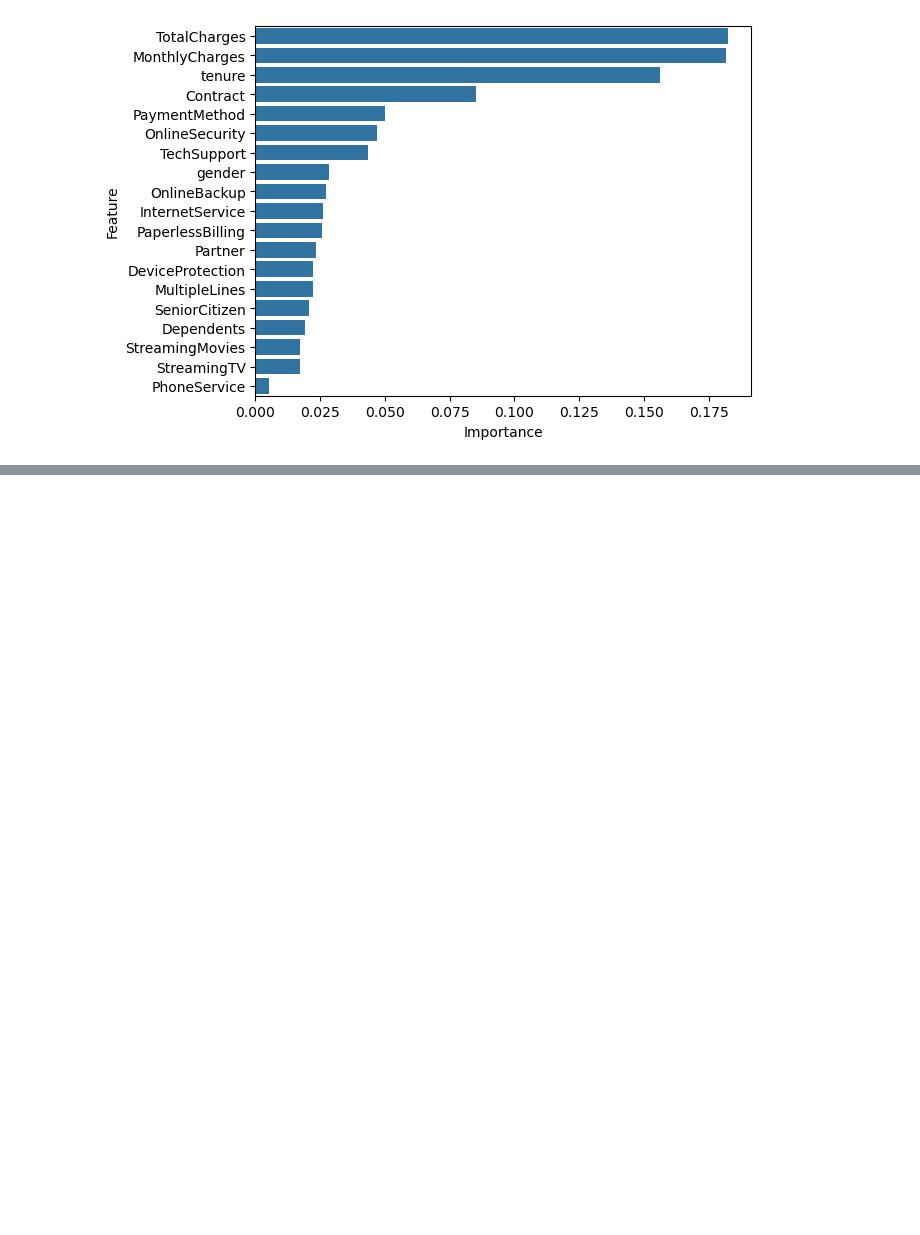
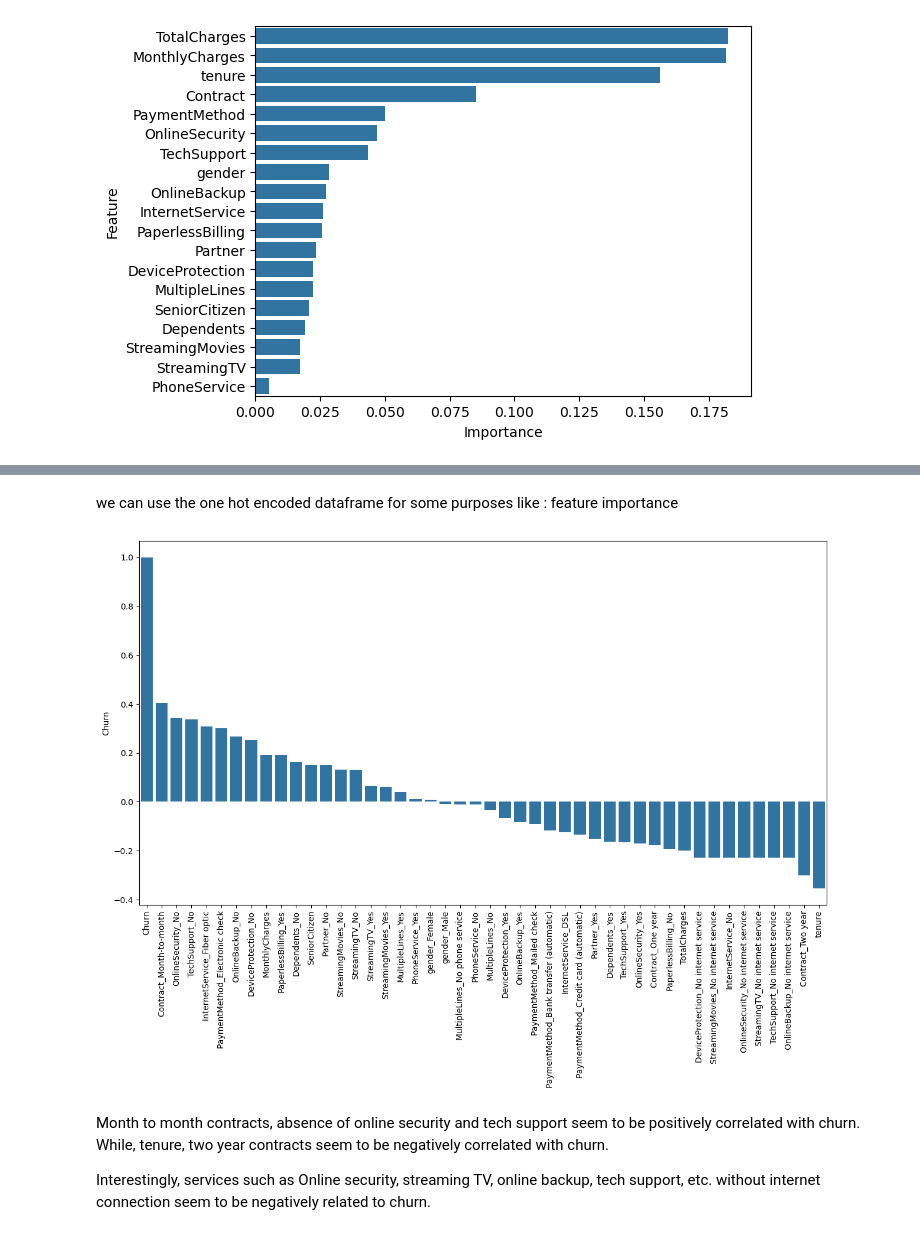
Before and after one commit to MosabAhmed92/Customer-Churn-Analysis, a Jupyter notebook: customer_churn_prediction.ipynb, the cells around one changed output, grey strips where cells are left out. Drawn from its saved outputs; the diff is of its cells as text; code cells hidden in the pictures; blank space fills up the shorter version.

```diff
--- a/customer_churn_prediction.ipynb
+++ b/customer_churn_prediction.ipynb
@@ -854,6 +854,7 @@ from sklearn.preprocessing import LabelEncoder
 labelencoders = {}
 cat_cols = df.select_dtypes(include=['object']).columns
 # %%
+df3 = df.copy()
 for col in cat_cols:
     labelencoders[col] = LabelEncoder()
-    df[col] = labelencoders[col].fit_transform(df[col])
+    df3[col] = labelencoders[col].fit_transform(df[col])
@@ -916,0 +971,5 @@ plt.show()
+# %%
+df2 =df.copy()
+df2['Churn'] = df2['Churn'].map({'Yes':1, 'No':0})
+# %%
+onehot_df = pd.get_dummies(df2)
@@ -916,0 +1010,13 @@ plt.show()
+# %% [markdown]
+we can use the one hot encoded dataframe for some purposes like : feature importance
+# %%
+plt.figure(figsize = (15,8))
+sns.barplot(onehot_df.corr()['Churn'].sort_values(ascending=False))
+plt.xticks(rotation = 90)
+plt.show()
+# %% [output]
+[figure, added]
+# %% [markdown]
+Month to month contracts, absence of online security and tech support seem to be positively correlated with churn. While, tenure, two year contracts seem to be negatively correlated with churn.
+
+Interestingly, services such as Online security, streaming TV, online backup, tech support, etc. without internet connection seem to be negatively related to churn.
```
Also changed, not shown: parts of 34 cells of this notebook.
